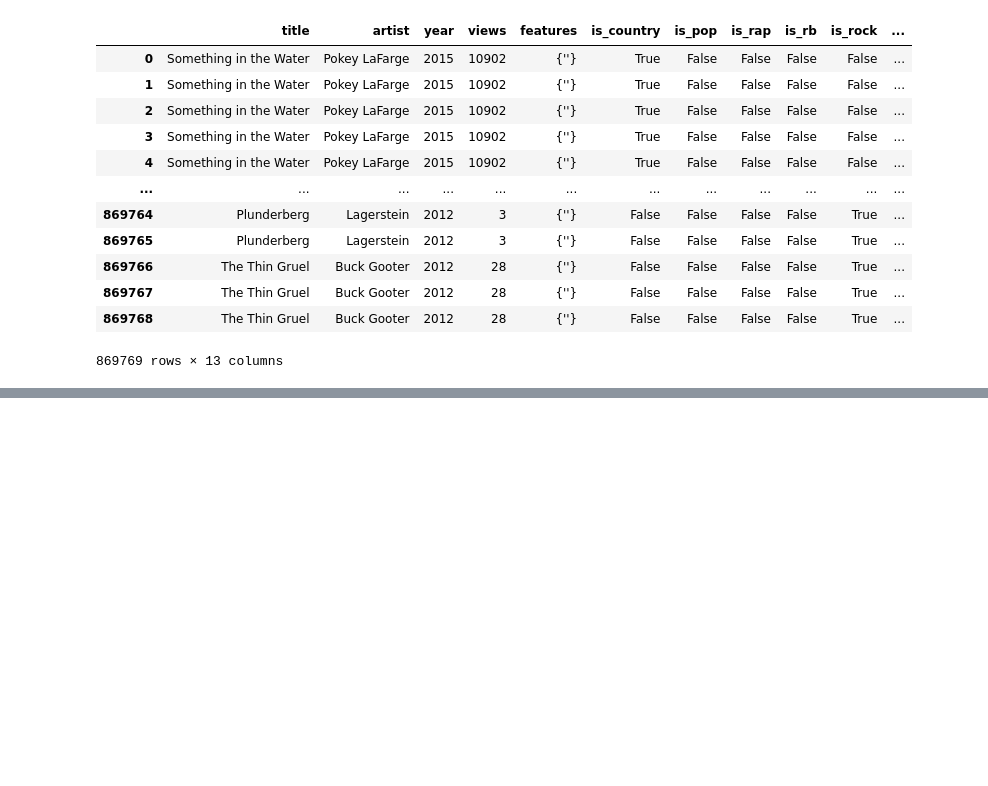
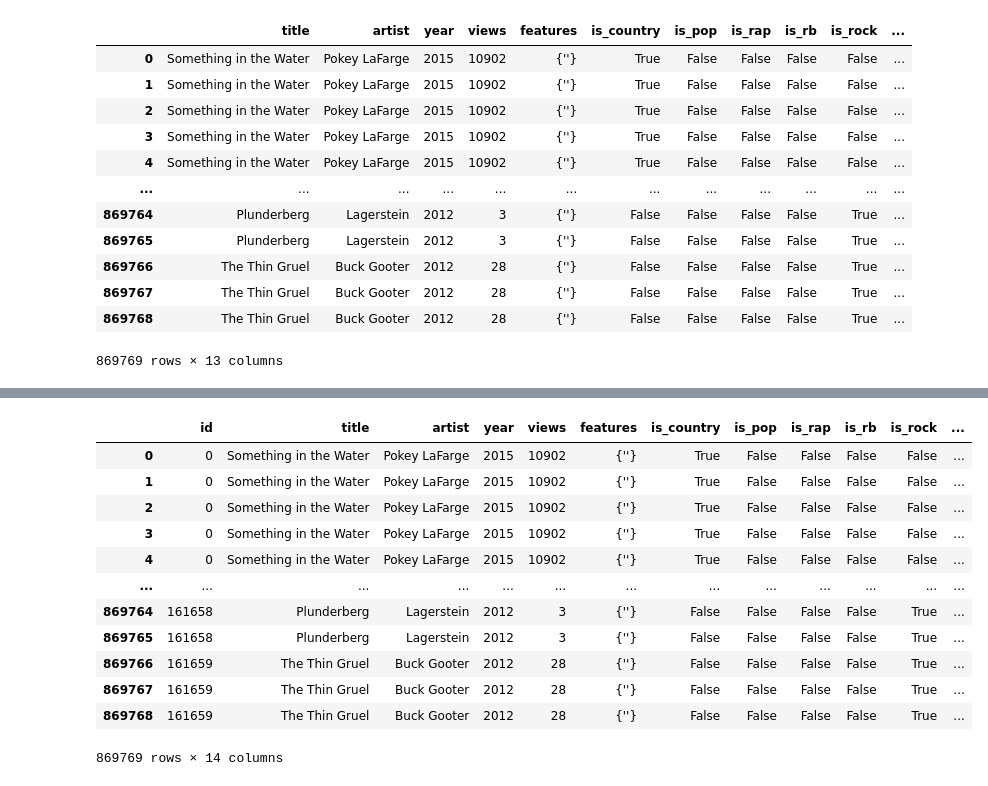
Before and after one commit to ChefBB/TA_project, a Jupyter notebook: labelling.ipynb, the cells around one changed output, grey strips where cells are left out. Drawn from its saved outputs; the diff is of its cells as text; code cells hidden in the pictures; blank space fills up the shorter version.

Commit message:
merge labelled and lemmatized

```diff
--- a/labelling.ipynb
+++ b/labelling.ipynb
@@ -112,3 +112,15 @@ lemmatized_df
 | 869767 | The Thin Gruel | Buck Gooter | 2012 | 28 | {''} | False | False | False | False | True | ... |
 | 869768 | The Thin Gruel | Buck Gooter | 2012 | 28 | {''} | False | False | False | False | True | ... |
 869769 rows × 13 columns
+# %%
+import pandas as pd
+
+path = '/Users/brunobarbieri/Library/CloudStorage/OneDrive-UniversityofPisa/TA_Project/data/'
+lemmatized_df = pd.read_csv(path + 'def_lemmatized_df.csv')
+labelled_df = pd.concat(
+    [
+        pd.read_csv(path + 'bruno_labelled.csv'),
+        pd.read_csv(path + 'gaia_labelled.csv'),
+    ], ignore_index= True
+)
+labelled_df
@@ -114,0 +141,16 @@ lemmatized_df
+# %%
+lemmatized_df
+# %% [output]
+|  | id | title | artist | year | views | features | is_country | is_pop | is_rap | is_rb | is_rock | ... |
+| 0 | 0 | Something in the Water | Pokey LaFarge | 2015 | 10902 | {''} | True | False | False | False | False | ... |
+| 1 | 0 | Something in the Water | Pokey LaFarge | 2015 | 10902 | {''} | True | False | False | False | False | ... |
+| 2 | 0 | Something in the Water | Pokey LaFarge | 2015 | 10902 | {''} | True | False | False | False | False | ... |
+| 3 | 0 | Something in the Water | Pokey LaFarge | 2015 | 10902 | {''} | True | False | False | False | False | ... |
+| 4 | 0 | Something in the Water | Pokey LaFarge | 2015 | 10902 | {''} | True | False | False | False | False | ... |
+| ... | ... | ... | ... | ... | ... | ... | ... | ... | ... | ... | ... | ... |
+| 869764 | 161658 | Plunderberg | Lagerstein | 2012 | 3 | {''} | False | False | False | False | True | ... |
+| 869765 | 161658 | Plunderberg | Lagerstein | 2012 | 3 | {''} | False | False | False | False | True | ... |
+| 869766 | 161659 | The Thin Gruel | Buck Gooter | 2012 | 28 | {''} | False | False | False | False | True | ... |
+| 869767 | 161659 | The Thin Gruel | Buck Gooter | 2012 | 28 | {''} | False | False | False | False | True | ... |
+| 869768 | 161659 | The Thin Gruel | Buck Gooter | 2012 | 28 | {''} | False | False | False | False | True | ... |
+869769 rows × 14 columns
```
Also changed, not shown: parts of 4 cells of this notebook.
